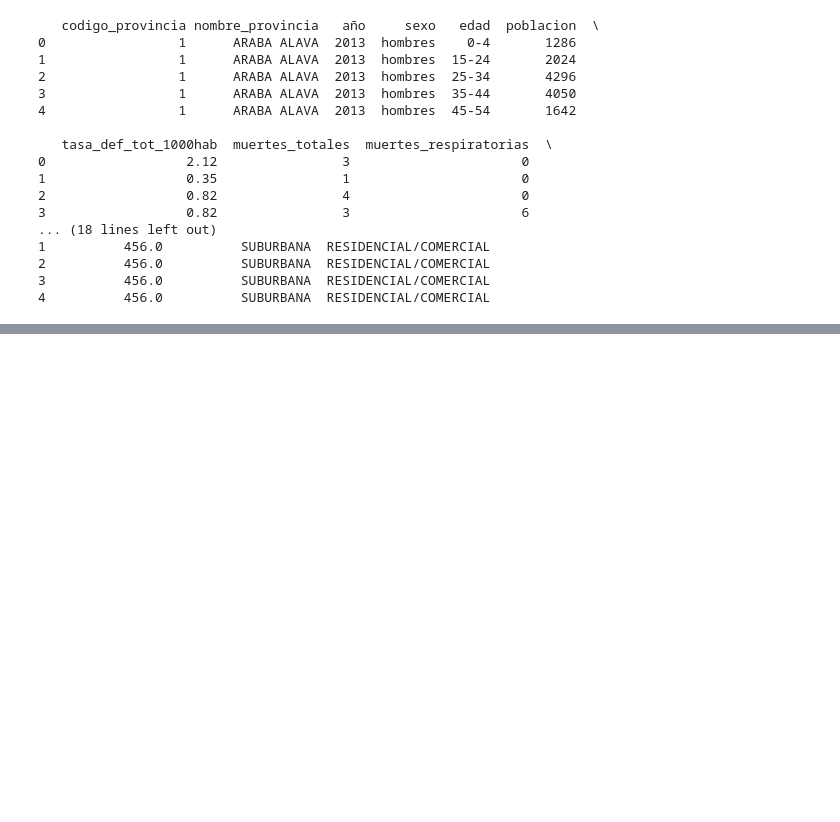
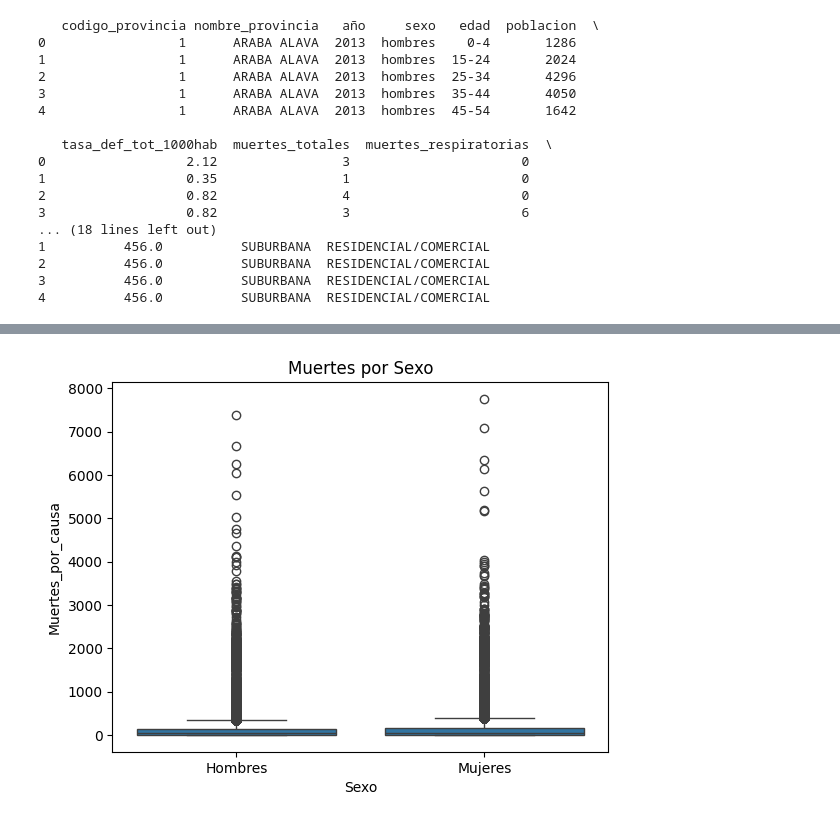
Before and after one commit to 4GeeksAcademy/air-quality-politics, a Jupyter notebook: notebooks/Miura.ipynb, the cells around one changed output, grey strips where cells are left out. Saved outputs shown, nothing was run; the diff lists cells and outputs as text; code cells hidden in the pictures; blank space fills up the shorter version.

```diff
--- a/notebooks/Miura.ipynb
+++ b/notebooks/Miura.ipynb
@@ -129,0 +627,6 @@ print("✅ Archivo guardado con columna 'codigo_provincia'.")
+# %%
+sns.boxplot(x="Sexo", y="Muertes_por_causa", data=df_clean)
+plt.title("Muertes por Sexo")
+plt.show()
+# %% [output]
+[figure, added]
```
Also changed, not shown: parts of 56 cells of this notebook, 7 other files.
